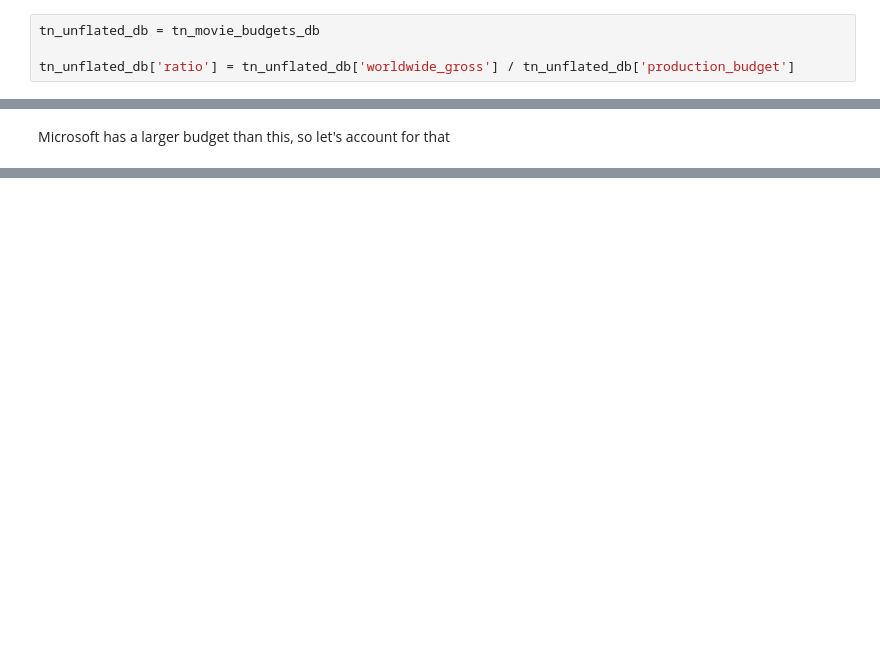
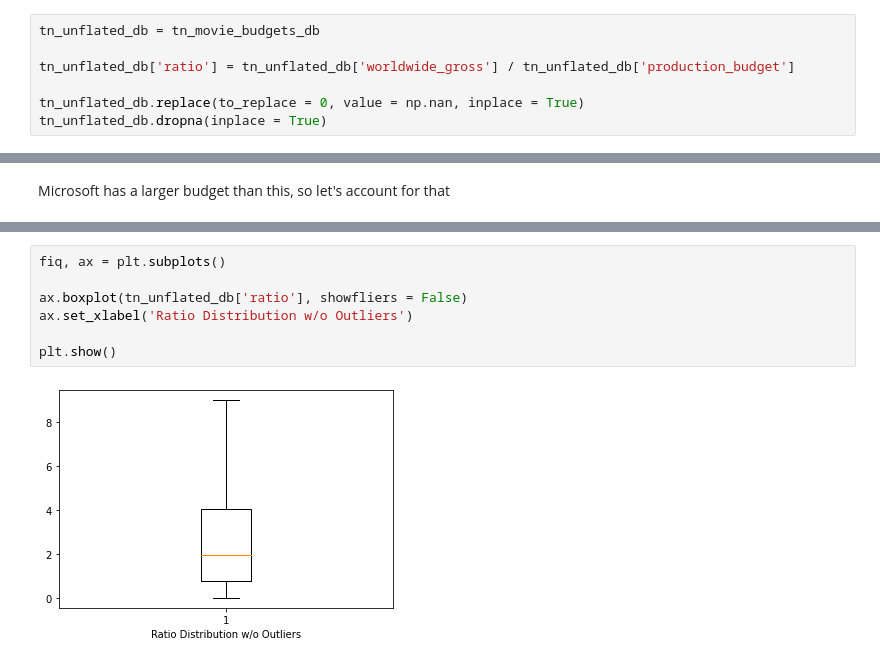
Before and after one commit to DanlBradley/dsc-phase-1-project-v2-3, a Jupyter notebook: alex.ipynb, the cells around one changed output, grey strips where cells are left out. Saved outputs shown, nothing was run; the diff lists cells and outputs as text; blank space fills up the shorter version.

Commit message:
got ratio to work

```diff
--- a/alex.ipynb
+++ b/alex.ipynb
@@ -277,6 +277,9 @@ Take the CPI and find the conversion rate to 2022 dollars
 tn_unflated_db = tn_movie_budgets_db
 
 tn_unflated_db['ratio'] = tn_unflated_db['worldwide_gross'] / tn_unflated_db['production_budget']
+
+tn_unflated_db.replace(to_replace = 0, value = np.nan, inplace = True)
+tn_unflated_db.dropna(inplace = True)
 # %%
 tn_unflated_db.sort_values('ratio', ascending = False).head()
 # %% [output]
@@ -309,0 +313,9 @@ tn_unflated_db.loc[tn_unflated_db['production_budget'] >= 400000].sort_values('r
+# %%
+fiq, ax = plt.subplots()
+
+ax.boxplot(tn_unflated_db['ratio'], showfliers = False)
+ax.set_xlabel('Ratio Distribution w/o Outliers')
+
+plt.show()
+# %% [output]
+[figure, added]
```
Also changed, not shown: parts of 2 cells of this notebook.
